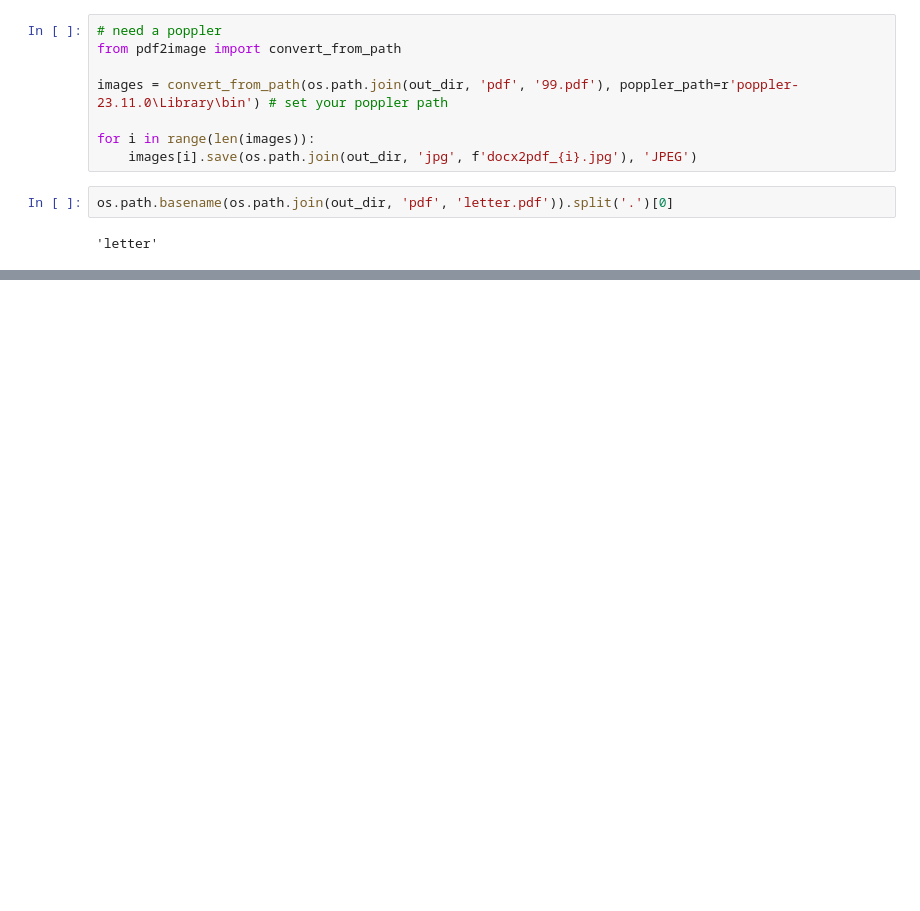
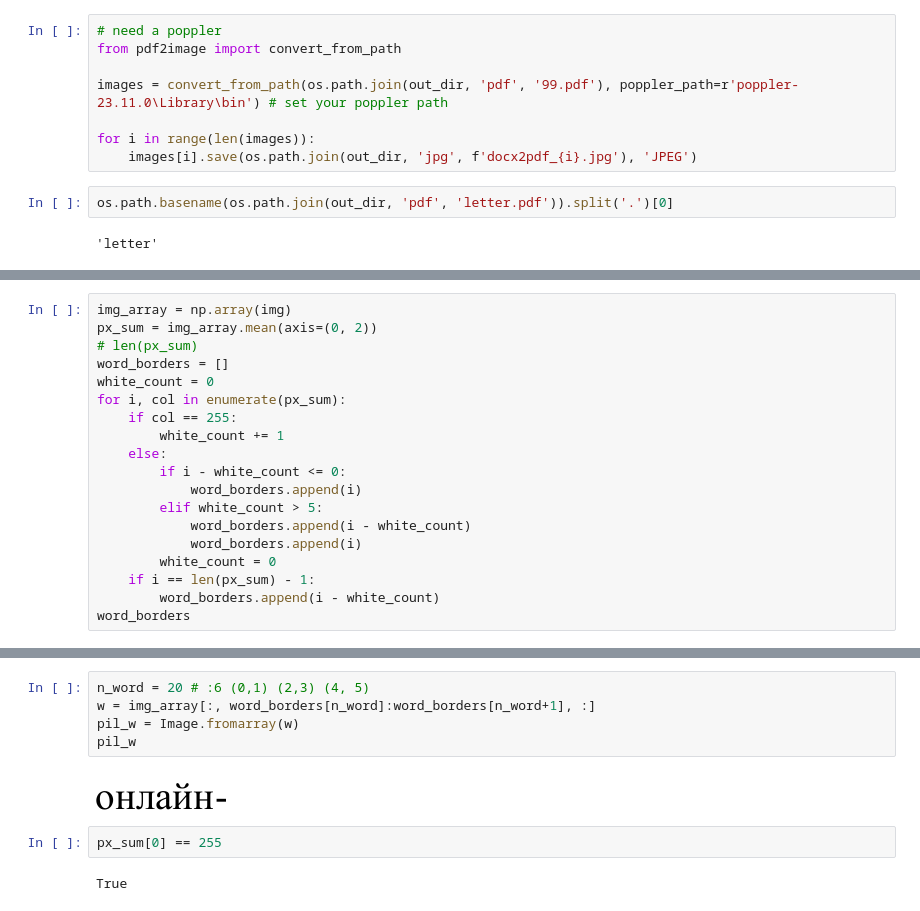
Before and after one commit to Letters-recognize-service/letters_dataset_generator, a Jupyter notebook: letters_test_win.ipynb, the cells around one changed output, grey strips where cells are left out. Drawn from its saved outputs; the diff is of its cells as text; blank space fills up the shorter version.

```diff
--- a/letters_test_win.ipynb
+++ b/letters_test_win.ipynb
@@ -428,0 +807,19 @@ os.path.basename(os.path.join(out_dir, 'pdf', 'letter.pdf')).split('.')[0]
+# %%
+img_array = np.array(img)
+px_sum = img_array.mean(axis=(0, 2))
+# len(px_sum)
+word_borders = []
+white_count = 0
+for i, col in enumerate(px_sum):
+    if col == 255:
+        white_count += 1
+    else:
+        if i - white_count <= 0:
+            word_borders.append(i)
+        elif white_count > 5:
+            word_borders.append(i - white_count)
+            word_borders.append(i)
+        white_count = 0
+    if i == len(px_sum) - 1:
+        word_borders.append(i - white_count)
+word_borders
@@ -428,0 +867,11 @@ os.path.basename(os.path.join(out_dir, 'pdf', 'letter.pdf')).split('.')[0]
+# %%
+n_word = 20 # :6 (0,1) (2,3) (4, 5)
+w = img_array[:, word_borders[n_word]:word_borders[n_word+1], :]
+pil_w = Image.fromarray(w)
+pil_w
+# %% [output]
+[figure, added]
+# %%
+px_sum[0] == 255
+# %% [output]
+True
```
Also changed, not shown: parts of 25 cells of this notebook.
